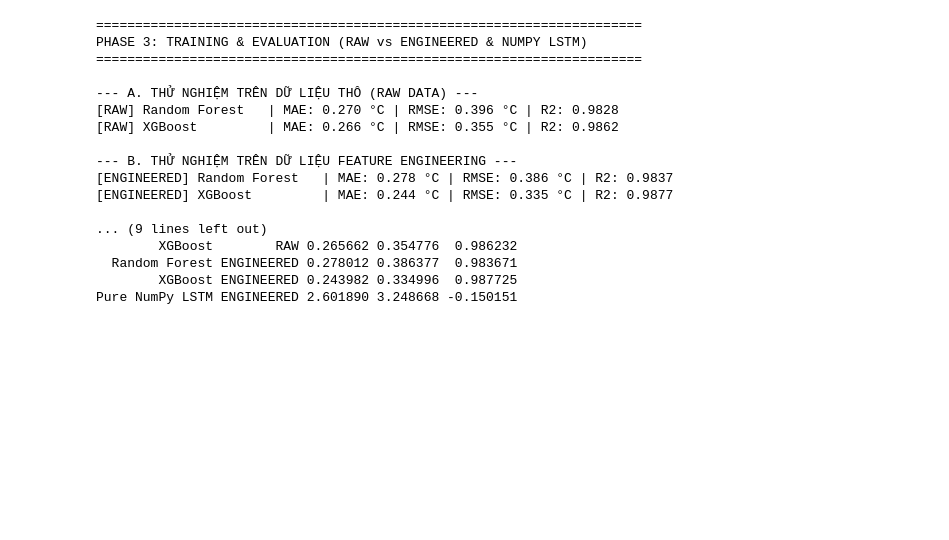
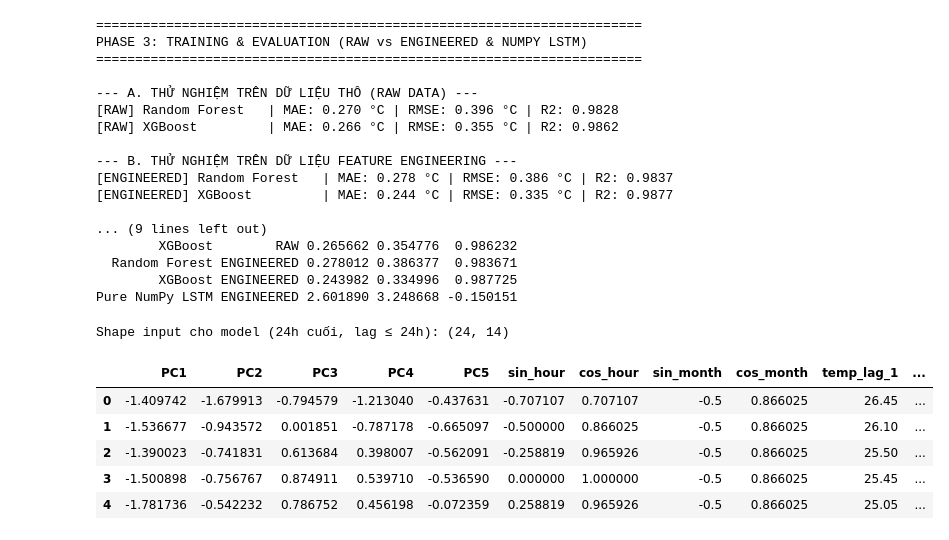
Before and after one commit to meowmeow-uwu/temperature-predictation, a Jupyter notebook: 4_training.ipynb, the cells around one changed output. Drawn from its saved outputs; the diff is of its cells as text; code cells hidden in the pictures; blank space fills up the shorter version.

```diff
--- a/4_training.ipynb
+++ b/4_training.ipynb
@@ -1319,3 +1322,69 @@ with open(features_path, 'wb') as f:
 print(f"\n📦 Đã đóng gói và lưu trữ thành công:")
 print(f" - File mô hình: {model_path}")
 print(f" - File danh sách đặc trưng: {features_path}")
+# %%
+# ================================
+# FEATURE ENGINEERING 24H CUỐI TRAIN (LAG ≤ 24H)
+# ================================
+import pandas as pd
+import numpy as np
+import pickle
+from sklearn.preprocessing import StandardScaler
+from sklearn.decomposition import PCA
+
+# 1. Load lại scaler, PCA đã fit từ train
+with open('saved_models/scaler.pkl', 'rb') as f:
+    scaler = pickle.load(f)
+with open('saved_models/pca.pkl', 'rb') as f:
+    pca = pickle.load(f)
+
+# 2. Load dữ liệu train và lấy 48h cuối cùng (để tạo lag_24 cho 24h cuối)
+df = pd.read_csv('clean_data/clean_data_train.csv')
+df['time'] = pd.to_datetime(df['time'])
+df = df.sort_values('time').reset_index(drop=True)
+last_48h = df.tail(48).copy()
+
+# 3. Feature engineering cho 48h cuối:
+# 3.1. Chuẩn hóa các feature gốc
+feature_cols = ['wind_speed_10m', 'cloud_cover', 'relative_humidity_2m',
+                'surface_pressure', 'precipitation', 'vapour_pressure_deficit']
+X_48 = scaler.transform(last_48h[feature_cols])
+
+# 3.2. PCA
+X_48_pca = pca.transform(X_48)
+
+# 3.3. Time encoding
+last_48h['hour'] = last_48h['time'].dt.hour
+last_48h['sin_hour'] = np.sin(2 * np.pi * last_48h['hour'] / 24)
+last_48h['cos_hour'] = np.cos(2 * np.pi * last_48h['hour'] / 24)
+last_48h['month'] = last_48h['time'].dt.month
+last_48h['sin_month'] = np.sin(2 * np.pi * last_48h['month'] / 12)
+last_48h['cos_month'] = np.cos(2 * np.pi * last_48h['month'] / 12)
+
+# 3.4. Tạo các lag nhỏ hơn hoặc bằng 24h
+for lag in [1, 2, 3, 12, 14]:
+    last_48h[f'temp_lag_{lag}'] = last_48h['temperature_2m'].shift(lag)
+
+# 3.5. Kết hợp thành DataFrame đầu vào cho model (chỉ lấy 24h cuối, đã đủ lag)
+pca_cols = [f'PC{i+1}' for i in range(X_48_pca.shape[1])]
+X_full = pd.DataFrame(X_48_pca, columns=pca_cols)
+X_full['sin_hour'] = last_48h['sin_hour'].values
+X_full['cos_hour'] = last_48h['cos_hour'].values
+X_full['sin_month'] = last_48h['sin_month'].values
+X_full['cos_month'] = last_48h['cos_month'].values
+for lag in [1, 2, 3, 12, 14]:
+    X_full[f'temp_lag_{lag}'] = last_48h[f'temp_lag_{lag}'].values
+
+# Chỉ lấy 24h cuối (có đủ lag)
+X_input = X_full.tail(24).reset_index(drop=True)
+
+print('Shape input cho model (24h cuối, lag ≤ 24h):', X_input.shape)
+display(X_input.head())
+# %% [output]
+Shape input cho model (24h cuối, lag ≤ 24h): (24, 14)
+|  | PC1 | PC2 | PC3 | PC4 | PC5 | sin_hour | cos_hour | sin_month | cos_month | temp_lag_1 | ... |
+| 0 | -1.409742 | -1.679913 | -0.794579 | -1.213040 | -0.437631 | -0.707107 | 0.707107 | -0.5 | 0.866025 | 26.45 | ... |
+| 1 | -1.536677 | -0.943572 | 0.001851 | -0.787178 | -0.665097 | -0.500000 | 0.866025 | -0.5 | 0.866025 | 26.10 | ... |
+| 2 | -1.390023 | -0.741831 | 0.613684 | 0.398007 | -0.562091 | -0.258819 | 0.965926 | -0.5 | 0.866025 | 25.50 | ... |
+| 3 | -1.500898 | -0.756767 | 0.874911 | 0.539710 | -0.536590 | 0.000000 | 1.000000 | -0.5 | 0.866025 | 25.45 | ... |
+| 4 | -1.781736 | -0.542232 | 0.786752 | 0.456198 | -0.072359 | 0.258819 | 0.965926 | -0.5 | 0.866025 | 25.05 | ... |
```
Also changed, not shown: parts of 4 cells of this notebook, 2 other files.
